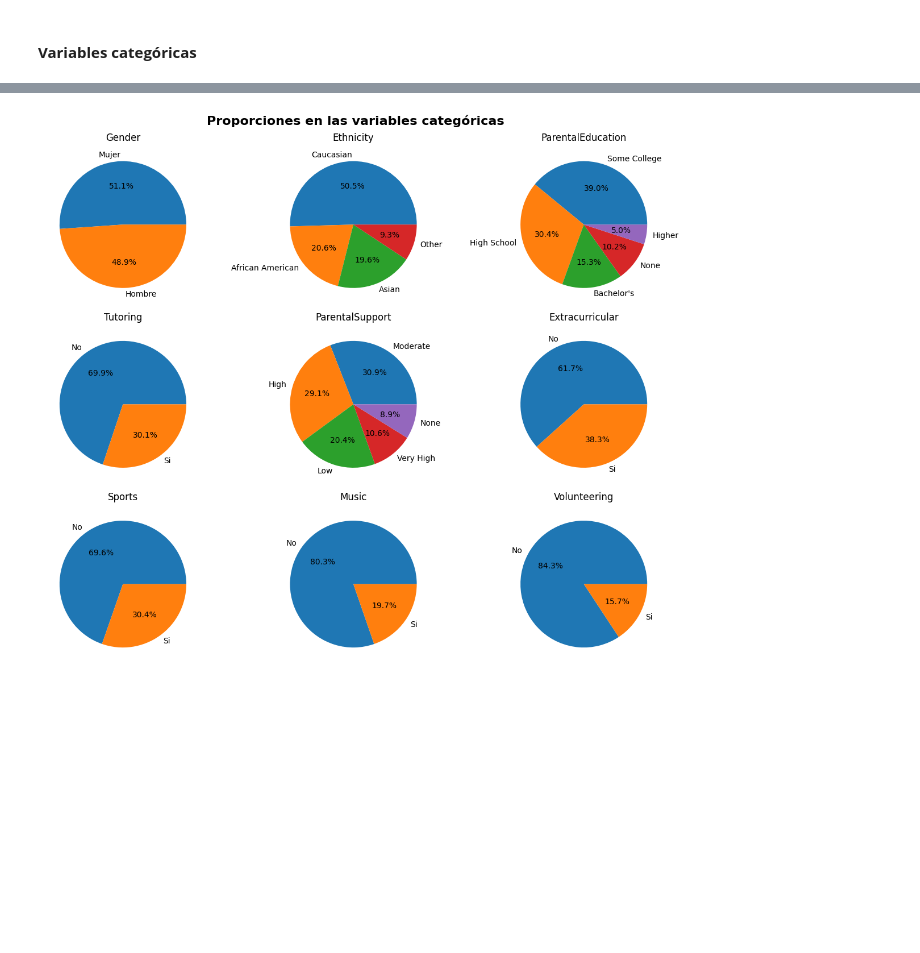
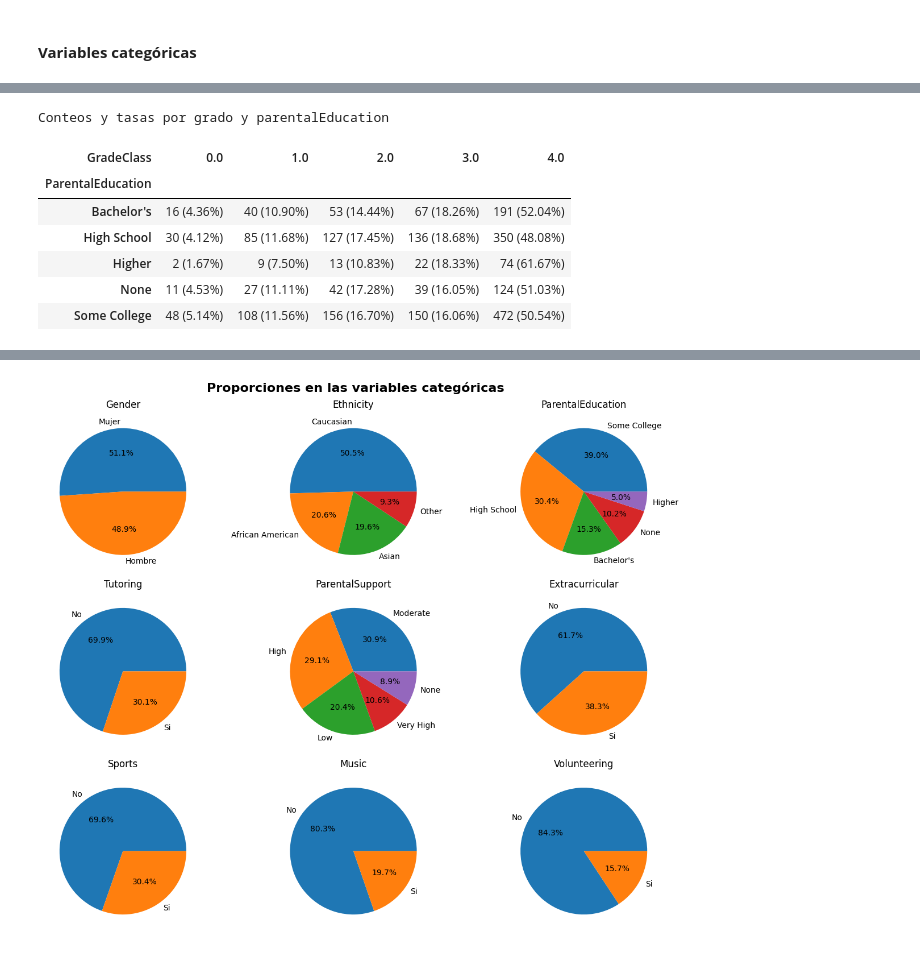
Before and after one commit to MoltenDevLabs/project-4-data-analysis-end-to-end-es, a Jupyter notebook: exploracion_inicial.ipynb, the cells around one changed output, grey strips where cells are left out. Drawn from its saved outputs; the diff is of its cells as text; code cells hidden in the pictures; blank space fills up the shorter version.

```diff
--- a/exploracion_inicial.ipynb
+++ b/exploracion_inicial.ipynb
@@ -304,0 +406,32 @@ labels_categoricas = ['Gender', 'Ethnicity', 'ParentalEducation', 'Tutoring', 'P
+# %%
+# Creación de un dataframe de la educación de los padres por grados con el numero total y la tasa
+
+# Total de cada educación parental
+total_por_parentalEducation = df_graficos.groupby('ParentalEducation').size()
+
+# Conteo por educación parental y grado
+total_parentalEducation_por_grado = df_graficos.groupby(['ParentalEducation', 'GradeClass']).size().unstack()
+
+# Inicializar un DataFrame para almacenar resultados combinados
+df_parentalEducation = pd.DataFrame(index=total_parentalEducation_por_grado.index, columns=total_parentalEducation_por_grado.columns)
+
+# Llenar el DataFrame con conteos y tasas
+for grado in total_parentalEducation_por_grado.columns:
+  for parentalEducation in total_parentalEducation_por_grado.index:
+    count = total_parentalEducation_por_grado.loc[parentalEducation, grado]
+    total = total_por_parentalEducation[parentalEducation]
+    tasa = (count / total) * 100
+    df_parentalEducation.loc[parentalEducation, grado] = f'{count} ({tasa:.2f}%)'
+
+# Imprimir resultados combinados
+print("Conteos y tasas por grado y parentalEducation")
+df_parentalEducation
+# %% [output]
+Conteos y tasas por grado y parentalEducation
+| GradeClass | 0.0 | 1.0 | 2.0 | 3.0 | 4.0 |
+| ParentalEducation |  |  |  |  |  |
+| Bachelor's | 16 (4.36%) | 40 (10.90%) | 53 (14.44%) | 67 (18.26%) | 191 (52.04%) |
+| High School | 30 (4.12%) | 85 (11.68%) | 127 (17.45%) | 136 (18.68%) | 350 (48.08%) |
+| Higher | 2 (1.67%) | 9 (7.50%) | 13 (10.83%) | 22 (18.33%) | 74 (61.67%) |
+| None | 11 (4.53%) | 27 (11.11%) | 42 (17.28%) | 39 (16.05%) | 124 (51.03%) |
+| Some College | 48 (5.14%) | 108 (11.56%) | 156 (16.70%) | 150 (16.06%) | 472 (50.54%) |
```
Also changed, not shown: parts of 11 cells of this notebook.
